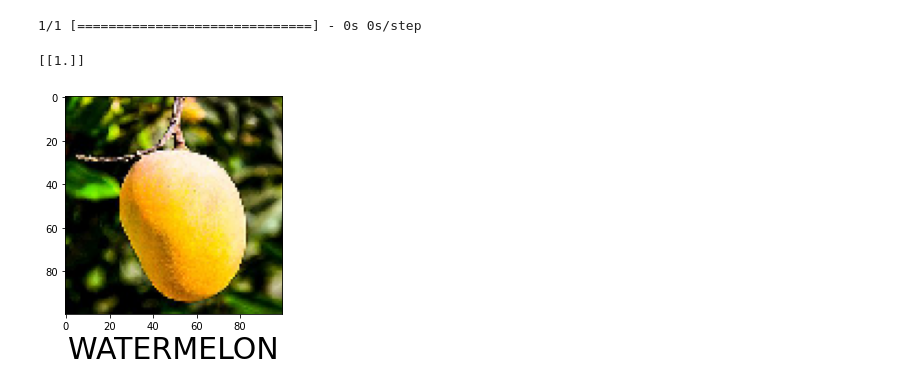
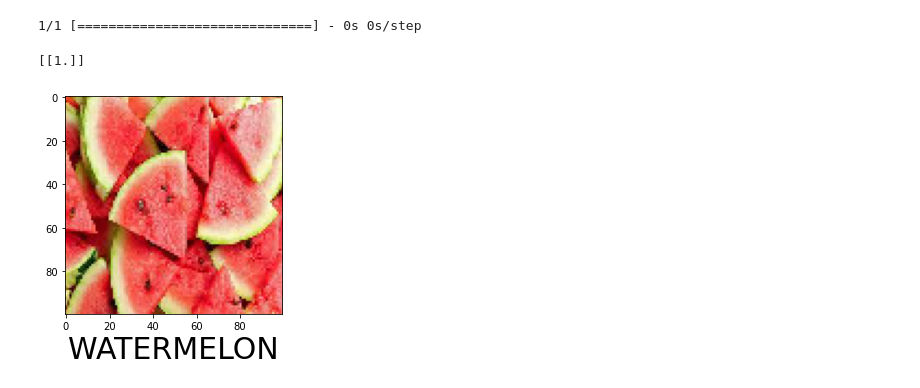
Before and after one commit to Sumayya-pa/GreenLens, a Jupyter notebook: BFH ML Project-checkpoint.ipynb, the cells around one changed output. Drawn from its saved outputs; the diff is of its cells as text; code cells hidden in the pictures.

```diff
--- a/BFH ML Project-checkpoint.ipynb
+++ b/BFH ML Project-checkpoint.ipynb
@@ -121,7 +97,0 @@ class myCallback(tf.keras.callbacks.Callback):
-# %%
-history=model.fit(
-    train_datagenerator,
-    epochs=30,
-    validation_data = test_datagenerator,
-    callbacks = [callbacks]
-    )
@@ -137,7 +97,0 @@ TypeError: '>' not supported between instances of 'NoneType' and 'float'
-# %%
-model_history=model.fit_generator(
-    train_datagenerator,
-    epochs=10,
-    validation_data = test_datagenerator,
-    callbacks = [checkpoint_cb,early_stopping_cb]
-    )
@@ -183,7 +132,7 @@ def predictImage(filename):
 
         plt.xlabel("MANGO",fontsize=30)
 # %%
-predictImage(r"C:\Users\DIYA FATHIMA\220px-Hapus_Mango.jpg")
+predictImage(r"C:\Users\DIYA FATHIMA\watermelon2.jpg")
 # %% [output]
 [[1.]]
-[figure, old version]
+[figure, new version]
```
Also changed, not shown: parts of 4 cells of this notebook.
